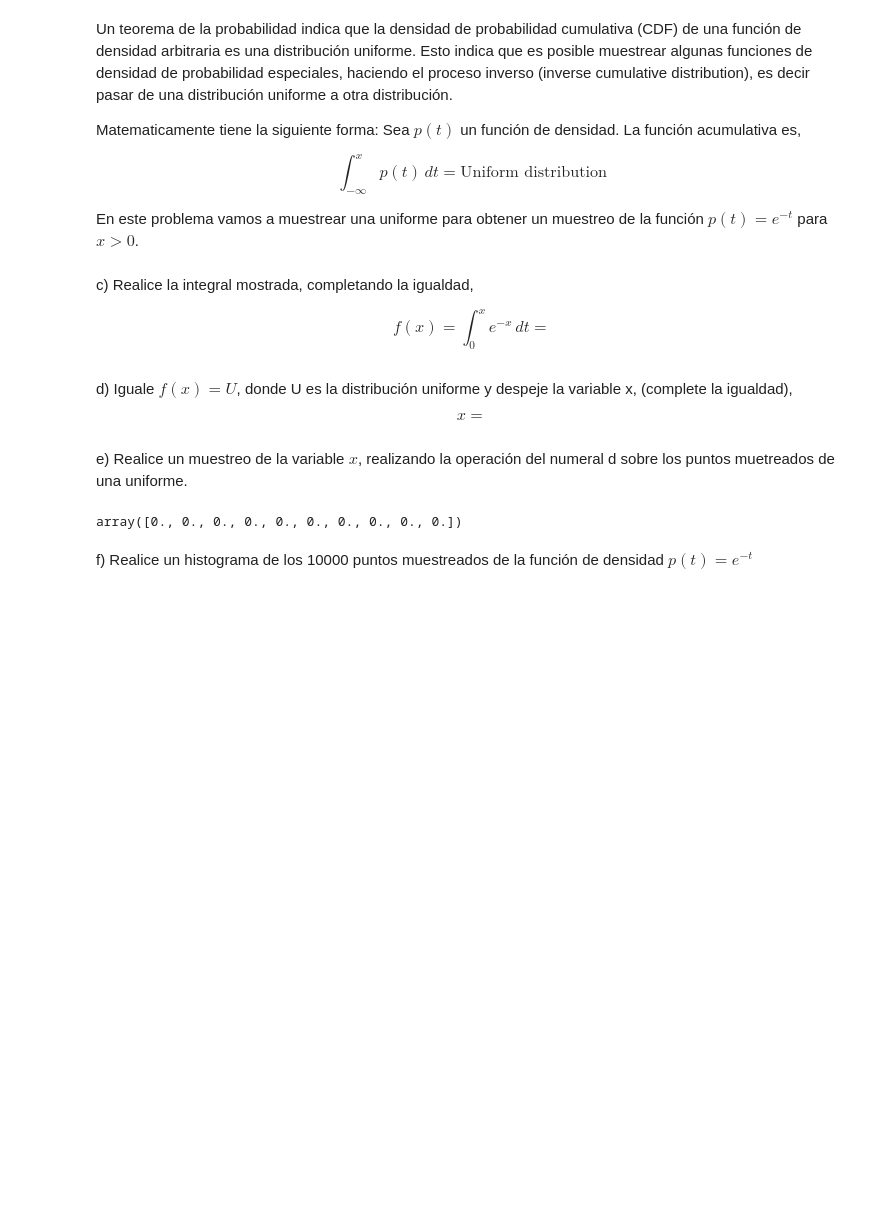
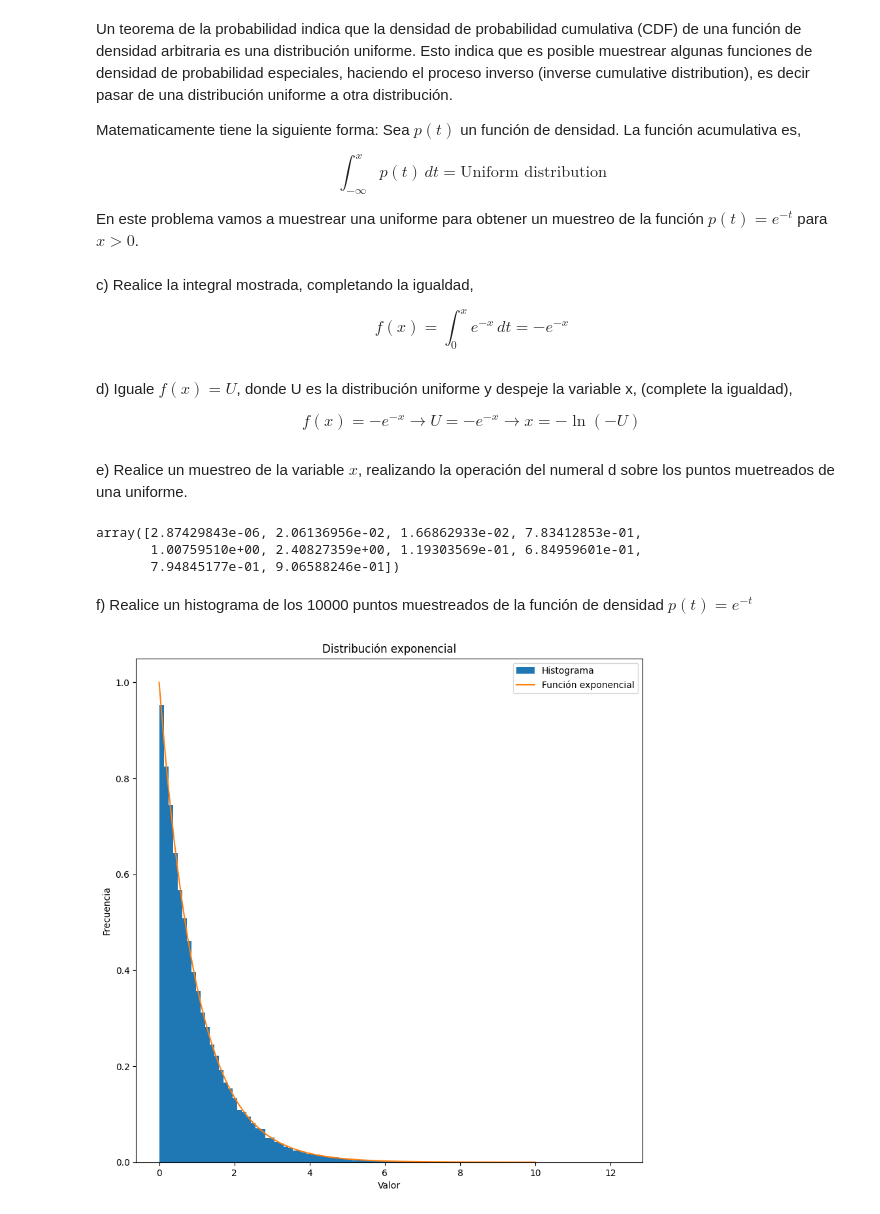
Before and after one commit to JsNcAr/Metodos1_JasonArias_AngieRicaurte, a Jupyter notebook: Complementaria/AriasGomezjason_Ejercicio12.ipynb, the cells around one changed output. Drawn from its saved outputs; the diff is of its cells as text; code cells hidden in the pictures; blank space fills up the shorter version.

```diff
--- a/Complementaria/AriasGomezjason_Ejercicio12.ipynb
+++ b/Complementaria/AriasGomezjason_Ejercicio12.ipynb
@@ -64,13 +84,13 @@ En este problema vamos a muestrear una uniforme para obtener un muestreo de la f
 c)  Realice la integral mostrada, completando la igualdad,
 
 $$
- f(x) = \int_{0}^xe^{-x}\,dt =
+ f(x) = \int_{0}^xe^{-x}\,dt = -e^{-x}
 $$
 # %% [markdown]
 d) Iguale $f(x) = U$, donde U es la distribución uniforme y despeje la variable x, (complete la igualdad),
 
 $$
-  x =
+  f(x) = -e^{-x} \rightarrow U = -e^{-x} \rightarrow x = -\ln(-U)
 $$
 # %% [markdown]
 e) Realice un muestreo de la variable $x$, realizando la operación del numeral d sobre los puntos muetreados de una uniforme.
@@ -78,18 +98,40 @@ e) Realice un muestreo de la variable $x$, realizando la operación del numeral
 # su codigo aqui
 def exp_distribution(num_samples):
   exp_samples = np.zeros(num_samples)
-  # su codigo aqui
+  u = uniform_distribution(num_samples)
+  seed = 12345
 
+  for i in range(num_samples):
+    u_s = u[i]
+    exp_samples[i] = -np.log(1-u_s)
   return exp_samples
 
 # codigo para verificar su respuesta (no modificar)
 exp_distribution(10)
 # %% [output]
-array([0., 0., 0., 0., 0., 0., 0., 0., 0., 0.])
+array([2.87429843e-06, 2.06136956e-02, 1.66862933e-02, 7.83412853e-01,
+       1.00759510e+00, 2.40827359e+00, 1.19303569e-01, 6.84959601e-01,
+       7.94845177e-01, 9.06588246e-01])
 # %% [markdown]
 f) Realice un histograma de los 10000 puntos muestreados de la función de densidad $p(t) = e^{-t}$
 # %%
-## su codigo aqui
+dist = exp_distribution(100000)
+
+fig = plt.figure(figsize=(10,10))
+
+ax = fig.add_subplot(111)
+
+ax.hist(dist, bins=100,label='Histograma', density=True)
+ax.plot(np.linspace(0,10,100), np.exp(-np.linspace(0,10,100)), label='Función exponencial')
+ax.set_xlabel('Valor')
+ax.set_ylabel('Frecuencia')
+ax.set_title('Distribución exponencial')
+#set axis lims
+ax.legend()
+
+plt.show()
+# %% [output]
+[figure, added]
 # %% [markdown]
 g) Cómo haría usted para muestrear un función normal?
 
```
Also changed, not shown: parts of 3 cells of this notebook.
